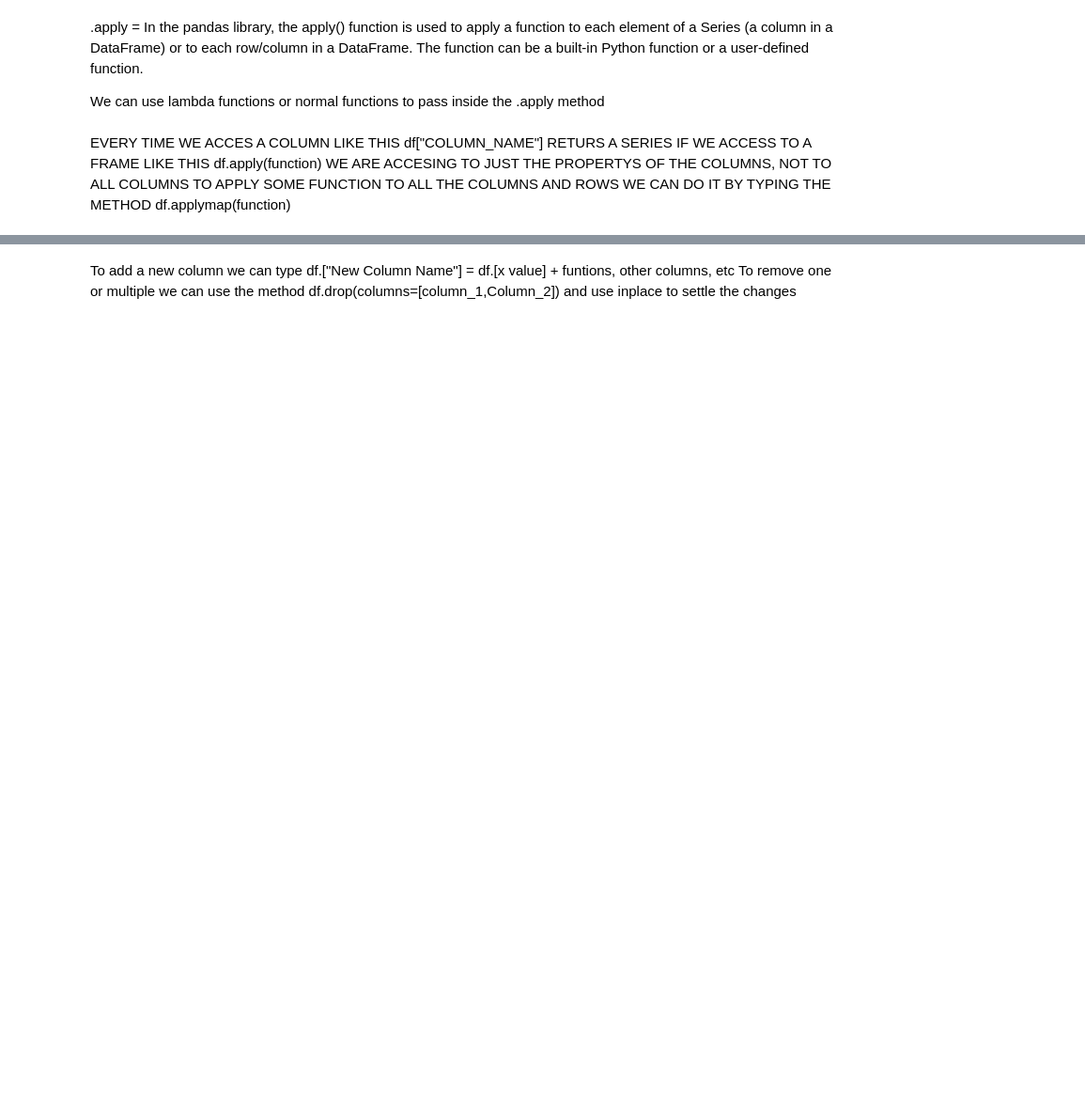
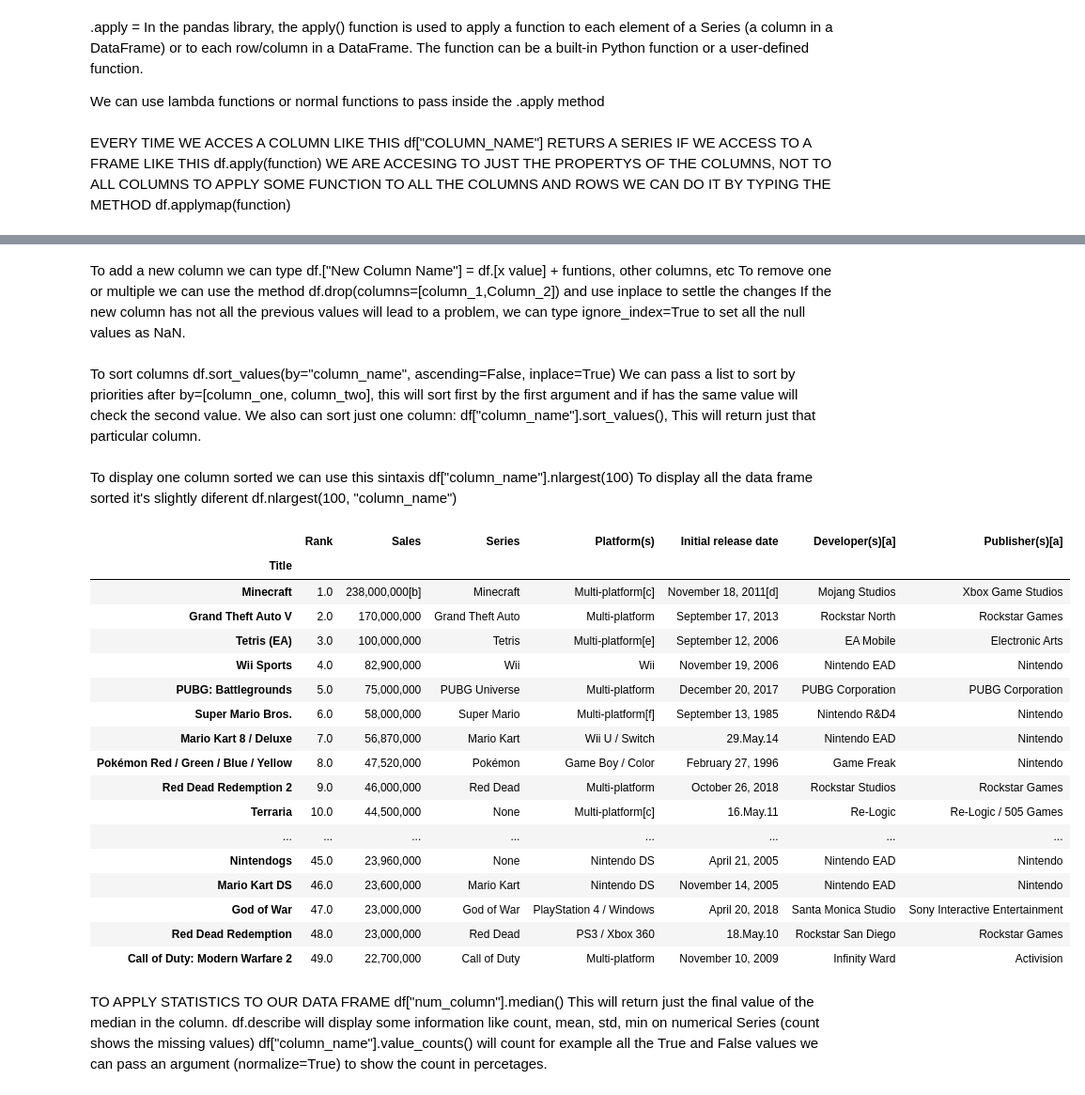
Before and after one commit to Sua95/pandas_project, a Jupyter notebook: pandas_demo.ipynb, the cells around one changed output, grey strips where cells are left out. Shown at 94% size. Saved outputs shown, nothing was run; the diff lists cells and outputs as text; code cells hidden in the pictures; blank space fills up the shorter version.

Commit message:
work with statistics added

```diff
--- a/pandas_demo.ipynb
+++ b/pandas_demo.ipynb
@@ -255,3 +254,37 @@ df["RANK"] = df["RANK"].apply(lambda x: math.floor(x))
 # %% [markdown]
 To add a new column we can type df.["New Column Name"] = df.[x value] + funtions, other columns, etc
 To remove one or multiple we can use the method df.drop(columns=[column_1,Column_2]) and use inplace to settle the changes
+If the new column has not all the previous values will lead to a problem, we can type ignore_index=True to set all the null values as NaN.
+# %% [markdown]
+To sort columns df.sort_values(by="column_name", ascending=False, inplace=True)
+We can pass a list to sort by priorities after by=[column_one, column_two], this will sort first by the first argument and if has the same value will check the second value.
+We also can sort just one column: df["column_name"].sort_values(), This will return just that particular column.
+# %% [markdown]
+To display one column sorted we can use this sintaxis df["column_name"].nlargest(100)
+To display all the data frame sorted it's slightly diferent df.nlargest(100, "column_name")
+# %%
+df
+# %% [output]
+|  | Rank | Sales | Series | Platform(s) | Initial release date | Developer(s)[a] | Publisher(s)[a] |
+| Title |  |  |  |  |  |  |  |
+| Minecraft | 1.0 | 238,000,000[b] | Minecraft | Multi-platform[c] | November 18, 2011[d] | Mojang Studios | Xbox Game Studios |
+| Grand Theft Auto V | 2.0 | 170,000,000 | Grand Theft Auto | Multi-platform | September 17, 2013 | Rockstar North | Rockstar Games |
+| Tetris (EA) | 3.0 | 100,000,000 | Tetris | Multi-platform[e] | September 12, 2006 | EA Mobile | Electronic Arts |
+| Wii Sports | 4.0 | 82,900,000 | Wii | Wii | November 19, 2006 | Nintendo EAD | Nintendo |
+| PUBG: Battlegrounds | 5.0 | 75,000,000 | PUBG Universe | Multi-platform | December 20, 2017 | PUBG Corporation | PUBG Corporation |
+| Super Mario Bros. | 6.0 | 58,000,000 | Super Mario | Multi-platform[f] | September 13, 1985 | Nintendo R&D4 | Nintendo |
+| Mario Kart 8 / Deluxe | 7.0 | 56,870,000 | Mario Kart | Wii U / Switch | 29.May.14 | Nintendo EAD | Nintendo |
+| Pokémon Red / Green / Blue / Yellow | 8.0 | 47,520,000 | Pokémon | Game Boy / Color | February 27, 1996 | Game Freak | Nintendo |
+| Red Dead Redemption 2 | 9.0 | 46,000,000 | Red Dead | Multi-platform | October 26, 2018 | Rockstar Studios | Rockstar Games |
+| Terraria | 10.0 | 44,500,000 | None | Multi-platform[c] | 16.May.11 | Re-Logic | Re-Logic / 505 Games |
+| ... | ... | ... | ... | ... | ... | ... | ... |
+| Nintendogs | 45.0 | 23,960,000 | None | Nintendo DS | April 21, 2005 | Nintendo EAD | Nintendo |
+| Mario Kart DS | 46.0 | 23,600,000 | Mario Kart | Nintendo DS | November 14, 2005 | Nintendo EAD | Nintendo |
+| God of War | 47.0 | 23,000,000 | God of War | PlayStation 4 / Windows | April 20, 2018 | Santa Monica Studio | Sony Interactive Entertainment |
+| Red Dead Redemption | 48.0 | 23,000,000 | Red Dead | PS3 / Xbox 360 | 18.May.10 | Rockstar San Diego | Rockstar Games |
+| Call of Duty: Modern Warfare 2 | 49.0 | 22,700,000 | Call of Duty | Multi-platform | November 10, 2009 | Infinity Ward | Activision |
+# %% [markdown]
+TO APPLY STATISTICS TO OUR DATA FRAME
+df["num_column"].median() This will return just the final value of the median in the column.
+df.describe will display some information like count, mean, std, min on numerical Series (count shows the missing values)
+df["column_name"].value_counts() will count for example all the True and False values we can pass an argument (normalize=True) to show the count in percetages.
```
Also changed, not shown: parts of 8 cells of this notebook.
